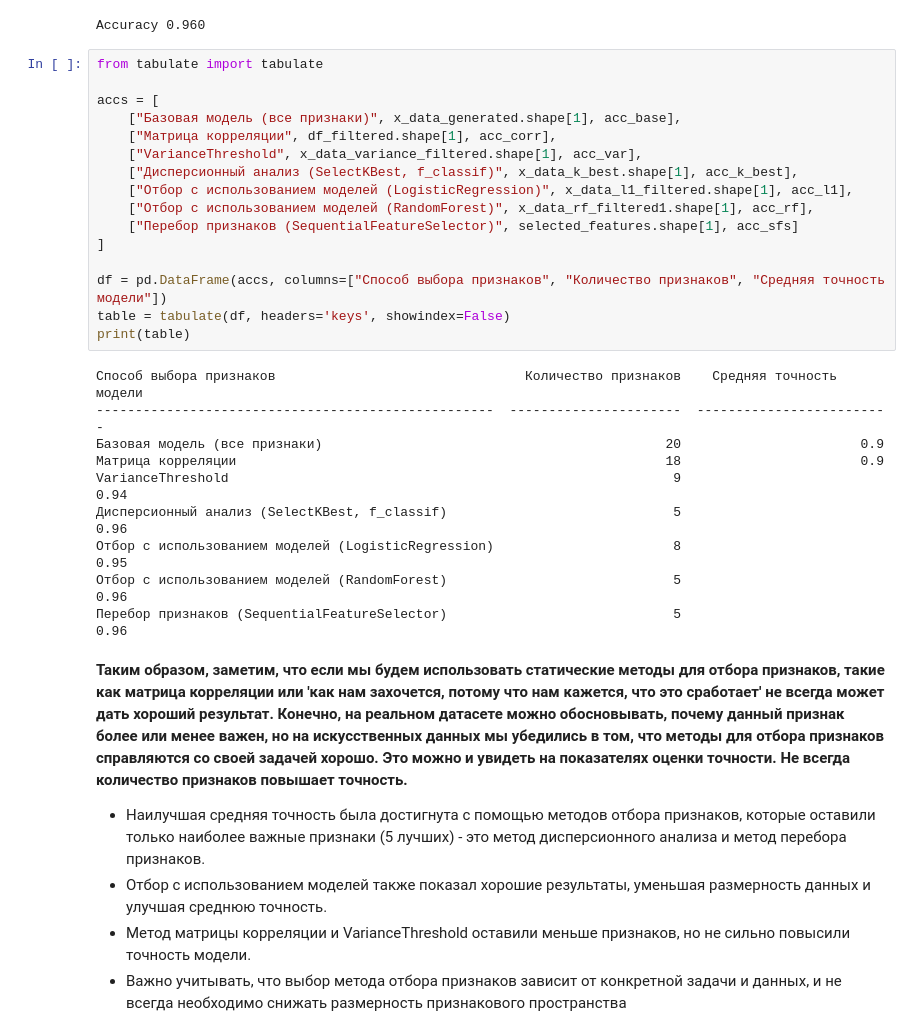
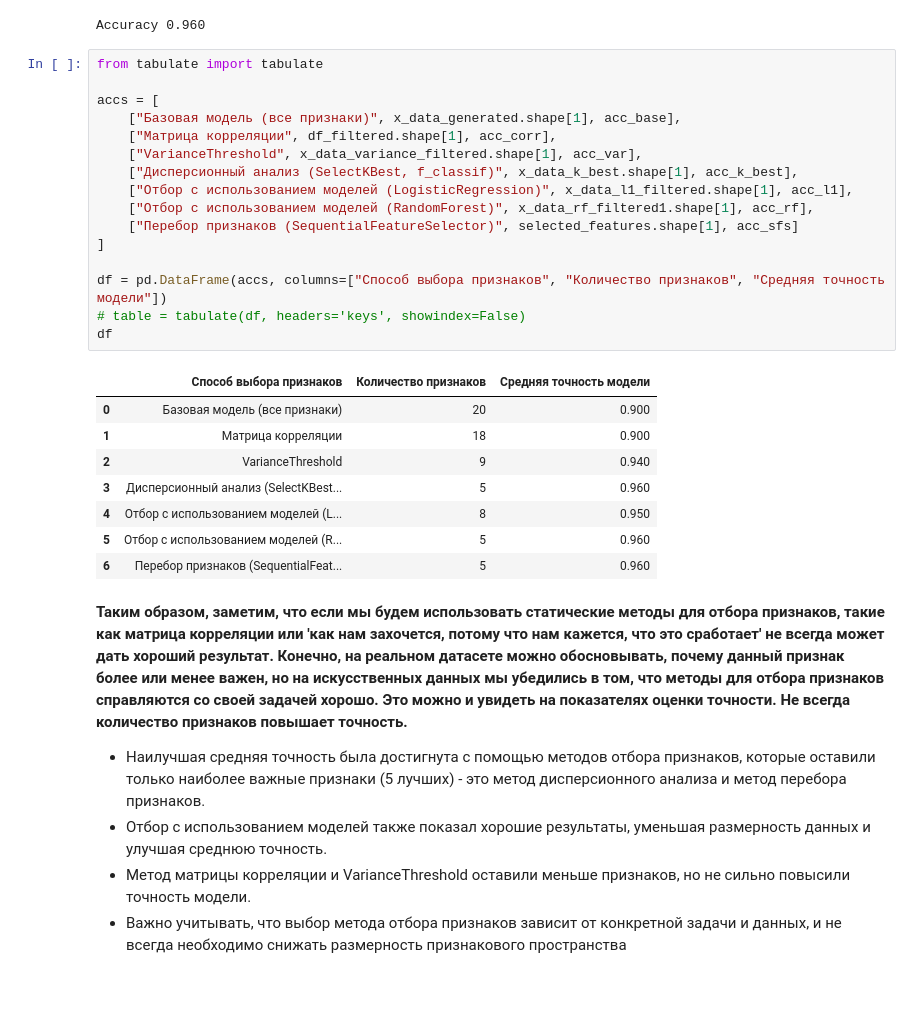
Before and after one commit to idknoo/ml, a Jupyter notebook: works/Feature selection/feature_selection.ipynb, the cells around one changed output. Cells and saved outputs as stored; diff of their text form; blank space fills up the shorter version.

Commit message:
feature selection change output

```diff
--- a/works/Feature selection/feature_selection.ipynb
+++ b/works/Feature selection/feature_selection.ipynb
@@ -303,29 +303,28 @@ Accuracy 0.960
 # %%
 from tabulate import tabulate
 
 accs = [
     ["Базовая модель (все признаки)", x_data_generated.shape[1], acc_base],
     ["Матрица корреляции", df_filtered.shape[1], acc_corr],
     ["VarianceThreshold", x_data_variance_filtered.shape[1], acc_var],
     ["Дисперсионный анализ (SelectKBest, f_classif)", x_data_k_best.shape[1], acc_k_best],
     ["Отбор с использованием моделей (LogisticRegression)", x_data_l1_filtered.shape[1], acc_l1],
     ["Отбор с использованием моделей (RandomForest)", x_data_rf_filtered1.shape[1], acc_rf],
     ["Перебор признаков (SequentialFeatureSelector)", selected_features.shape[1], acc_sfs]
 ]
 
 df = pd.DataFrame(accs, columns=["Способ выбора признаков", "Количество признаков", "Средняя точность модели"])
-table = tabulate(df, headers='keys', showindex=False)
-print(table)
+# table = tabulate(df, headers='keys', showindex=False)
+df
 # %% [output]
-Способ выбора признаков                                Количество признаков    Средняя точность модели
----------------------------------------------------  ----------------------  -------------------------
-Базовая модель (все признаки)                                            20                       0.9
-Матрица корреляции                                                       18                       0.9
-VarianceThreshold                                                         9                       0.94
-Дисперсионный анализ (SelectKBest, f_classif)                             5                       0.96
-Отбор с использованием моделей (LogisticRegression)                       8                       0.95
-Отбор с использованием моделей (RandomForest)                             5                       0.96
-Перебор признаков (SequentialFeatureSelector)                             5                       0.96
+|  | Способ выбора признаков | Количество признаков | Средняя точность модели |
+| 0 | Базовая модель (все признаки) | 20 | 0.900 |
+| 1 | Матрица корреляции | 18 | 0.900 |
+| 2 | VarianceThreshold | 9 | 0.940 |
+| 3 | Дисперсионный анализ (SelectKBest... | 5 | 0.960 |
+| 4 | Отбор с использованием моделей (L... | 8 | 0.950 |
+| 5 | Отбор с использованием моделей (R... | 5 | 0.960 |
+| 6 | Перебор признаков (SequentialFeat... | 5 | 0.960 |
 # %% [markdown]
 <b> Таким образом, заметим, что если мы будем использовать статические методы для отбора признаков, такие как матрица корреляции или 'как нам захочется, потому что нам кажется, что это сработает' не всегда может дать хороший результат. Конечно, на реальном датасете можно обосновывать, почему данный признак более или менее важен, но на искусственных данных мы убедились в том, что методы для отбора признаков справляются со своей задачей хорошо. Это можно и увидеть на показателях оценки точности. Не всегда количество признаков повышает точность.
  - Наилучшая средняя точность была достигнута с помощью методов отбора признаков, которые оставили только наиболее важные признаки (5 лучших) - это метод дисперсионного анализа и метод перебора признаков.
```
Also changed, not shown: parts of 3 cells of this notebook.
